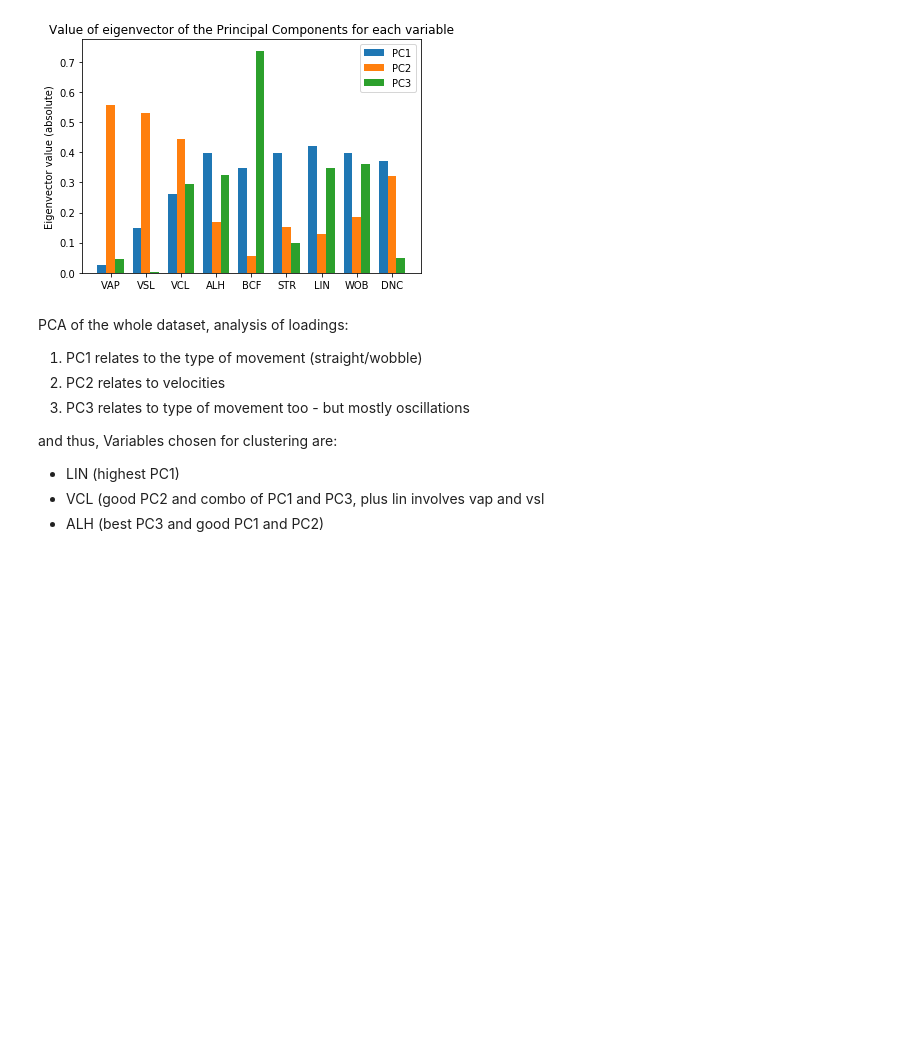
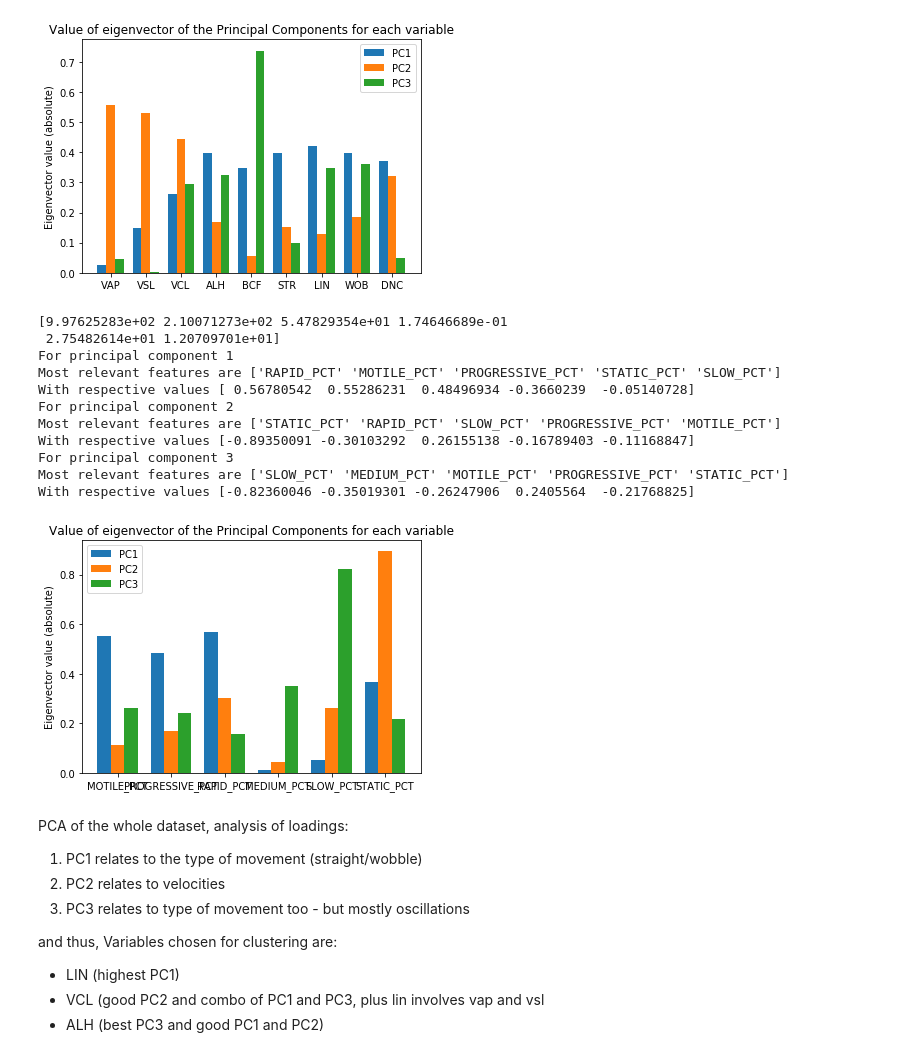
Before and after one commit to maxoblein/bovine_ivf, a Jupyter notebook: ivf_data_analysis-Elena_clustering.ipynb, the cells around one changed output. Cells and saved outputs as stored; diff of their text form; code cells hidden in the pictures; blank space fills up the shorter version.

```diff
--- a/ivf_data_analysis-Elena_clustering.ipynb
+++ b/ivf_data_analysis-Elena_clustering.ipynb
@@ -77,6 +77,14 @@ motility["LIN"] = pd.to_numeric(df["LIN"])
 motility["VAP"] = pd.to_numeric(motility["VAP"])
 motility["WOB"] = (motility["VAP"]/motility["VCL"]) * 100
 motility["DNC"] = motility["VCL"] * motility["ALH"]
+
+group_pct = df.loc[:,["MOTILE_PCT"]]
+group_pct["PROGRESSIVE_PCT"] = pd.to_numeric(df["PROGRESSIVE_PCT"])
+group_pct["RAPID_PCT"] = pd.to_numeric(df["RAPID_PCT"])
+group_pct["MEDIUM_PCT"] = pd.to_numeric(df["MEDIUM_PCT"])
+group_pct["SLOW_PCT"] = pd.to_numeric(df["SLOW_PCT"])
+group_pct["STATIC_PCT"] = pd.to_numeric(df["STATIC_PCT"])
+group_pct["MOTILE_PCT"] = pd.to_numeric(group_pct["MOTILE_PCT"])
 
 # get results
 blasrate = pd.to_numeric(df["BLAST_D8"])
@@ -214,6 +222,25 @@ For principal component 3
 Most relevant features are ['BCF' 'WOB' 'LIN' 'ALH' 'VCL']
 With respective values [-0.73826809  0.35974076  0.346581    0.32359781 -0.29458736]
 [figure]
+# %%
+#PCA and analysis
+w, v = np.linalg.eig(group_pct.cov())
+print(w)
+sets, comps = calc_pca(group_pct, group_pct.columns.values)
+show_pca_components(comps, group_pct.columns.values)
+# %% [output]
+[9.97625283e+02 2.10071273e+02 5.47829354e+01 1.74646689e-01
+ 2.75482614e+01 1.20709701e+01]
+For principal component 1
+Most relevant features are ['RAPID_PCT' 'MOTILE_PCT' 'PROGRESSIVE_PCT' 'STATIC_PCT' 'SLOW_PCT']
+With respective values [ 0.56780542  0.55286231  0.48496934 -0.3660239  -0.05140728]
+For principal component 2
+Most relevant features are ['STATIC_PCT' 'RAPID_PCT' 'SLOW_PCT' 'PROGRESSIVE_PCT' 'MOTILE_PCT']
+With respective values [-0.89350091 -0.30103292  0.26155138 -0.16789403 -0.11168847]
+For principal component 3
+Most relevant features are ['SLOW_PCT' 'MEDIUM_PCT' 'MOTILE_PCT' 'PROGRESSIVE_PCT' 'STATIC_PCT']
+With respective values [-0.82360046 -0.35019301 -0.26247906  0.2405564  -0.21768825]
+[figure, added]
 # %% [markdown]
 PCA of the whole dataset, analysis of loadings:
 1. PC1 relates to the type of movement (straight/wobble)
```
Also changed, not shown: 3 other files.
